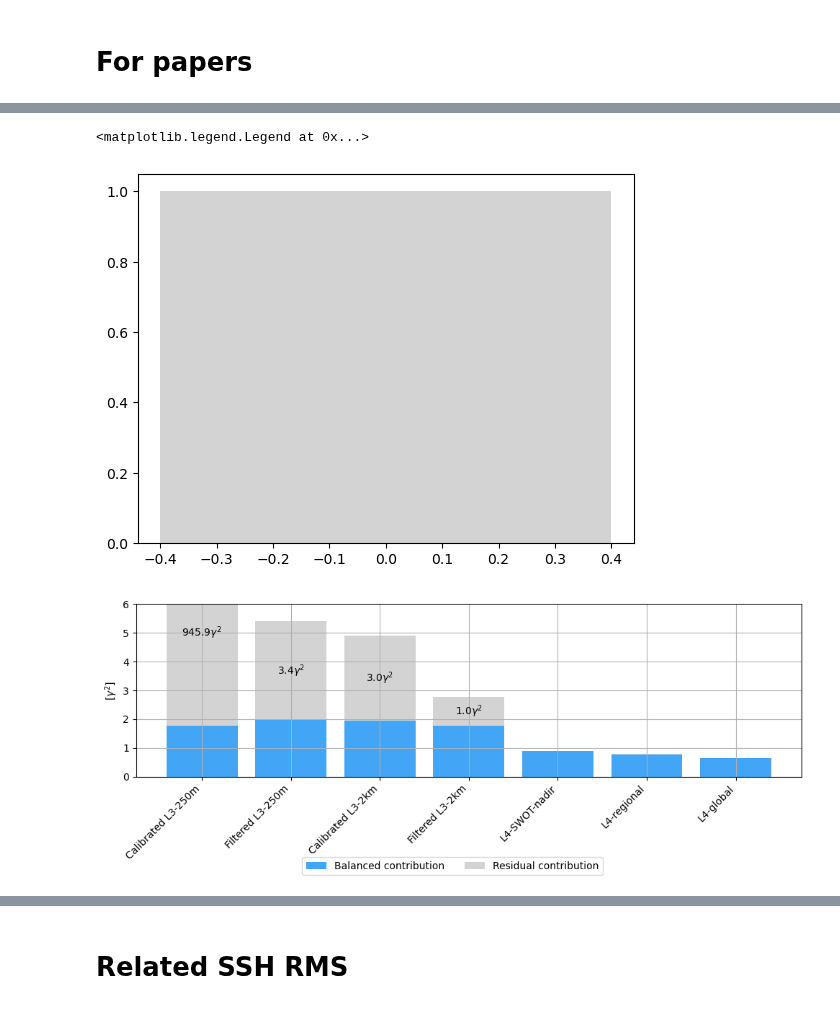
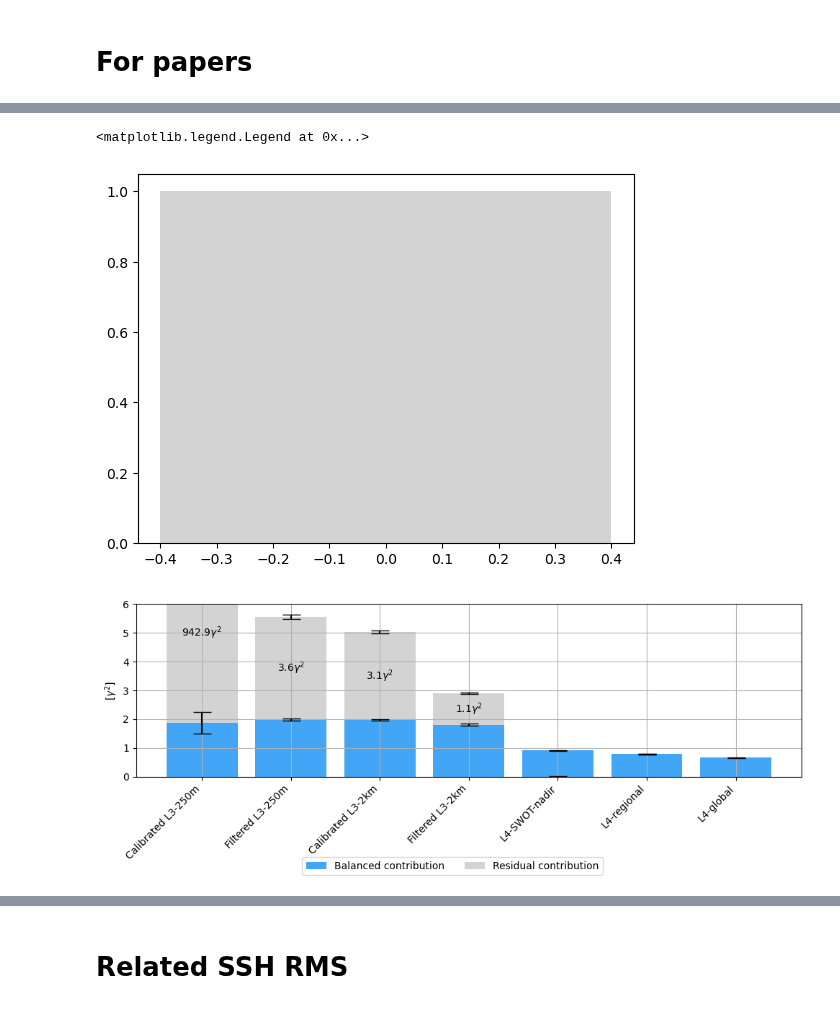
Before and after one commit to margot-demol/med_analysis, a Jupyter notebook: 10_swot_capabilities_diags/20_closure_alti_comp.ipynb, the cells around one changed output, grey strips where cells are left out. Drawn from its saved outputs; the diff is of its cells as text; code cells hidden in the pictures.

```diff
--- a/10_swot_capabilities_diags/20_closure_alti_comp.ipynb
+++ b/10_swot_capabilities_diags/20_closure_alti_comp.ipynb
@@ -449,6 +459,8 @@ L4-regional           0.036119
 L4-global                  NaN
 Name: E_ggd, dtype: float64
 # %%
+error_kwargs = dict(color="k", capsize=9)
+
 fig, ax=plt.subplots()
 #ax.bar(0,1, color=c0['acc'], label='Lagrangian acceleration')
 #ax.bar(0,1, color=c0['cor'], label='Coriolis acceleration')
@@ -466,9 +478,14 @@ for i in range(len(df0)):
     df_ = df0.iloc[i]
     # residual contribution
     plt.rcParams["hatch.linewidth"] = 6
-    if df_.E_ggd>0: ax.bar(i, df_.E_ggd, bottom = df_.B_ggd,color = 'lightgrey')
-    else: ax.bar(i, df_.E_ggd,color = 'lightgrey')
+    if df_.E_ggd>0:
+        ax.bar(i, df_.E_ggd, bottom = df_.B_ggd, color = 'lightgrey')
+        ax.errorbar(i, df_.E_ggd + df_.B_ggd, df_.er__E_ggd, **error_kwargs)
+    else:
+        ax.bar(i, df_.E_ggd,color = 'lightgrey')
+        ax.errorbar(i, df_.E_ggd, df_.er__E_ggd,**error_kwargs)
     ax.bar(i, df_.B_ggd,color = c0['ggd'])
+    ax.errorbar(i, df_.B_ggd, df_.er__B_ggd, **error_kwargs)
     if i==0 :
         ax.text(
             i,
@@ -476,34 +493,34 @@ for i in range(len(df0)):
             str(np.round(df_["E_ggd"], 1))+r'$\gamma^2$',
             horizontalalignment="center",
             verticalalignment="center",
         )
     if i in [1, 2, 3]:
         ax.text(
             i,
             df_["B_ggd"]+ df_["E_ggd"]/2,
             str(np.round(df_["E_ggd"], 1))+r'$\gamma^2$',
             horizontalalignment="center",
             verticalalignment="center",
         )
 
     #plt.rcParams["hatch.color"] = c0['ggd']
     #ax.bar(i, df_.X_acc_ggd/2, color = c0['acc'], hatch="/", width=0.4, label = '')
     #ax.bar(i, df_.X_cor_ggd/2, color = c0['cor'], hatch="/", width=0.4)
     #ax.bar(i, df_.X_ggd_wd/2, color = c0['wd'], hatch="/", bottom = df_.X_cor_ggd/2, width=0.4)
 
 ax.grid()
 ax.set_ylabel(r'[$\gamma^2$]')
 ax.set_xticks(ticks = np.arange(len(df0)),labels = df0.index, rotation = 45, ha='right' )
 #ax.set_title(rf'Surface + 15m - $\Delta T$<{dt}h')
 ax.set_ylim(0,6)
 #ax.annotate(f'{round(df.iloc[0].E_ggd+df.iloc[0].B_ggd)}', (0,9.5), ha='center')
 fig.tight_layout(rect=[0, 0.02, 1, 1])
 fig.legend(handles, labels, ncol=3, loc="lower center")
 #fig.savefig(os.path.join(images_dir, 'alti_comparison', 'alti_comparison_surface_ggd.png'))
 # %% [output]
 <matplotlib.legend.Legend at 0x...>
 [figure]
-[figure, old version]
+[figure, new version]
 # %%
 df.E_ggd/df.GGD*100
 # %% [output]
```
Also changed, not shown: parts of 22 cells of this notebook, 15 other files.
